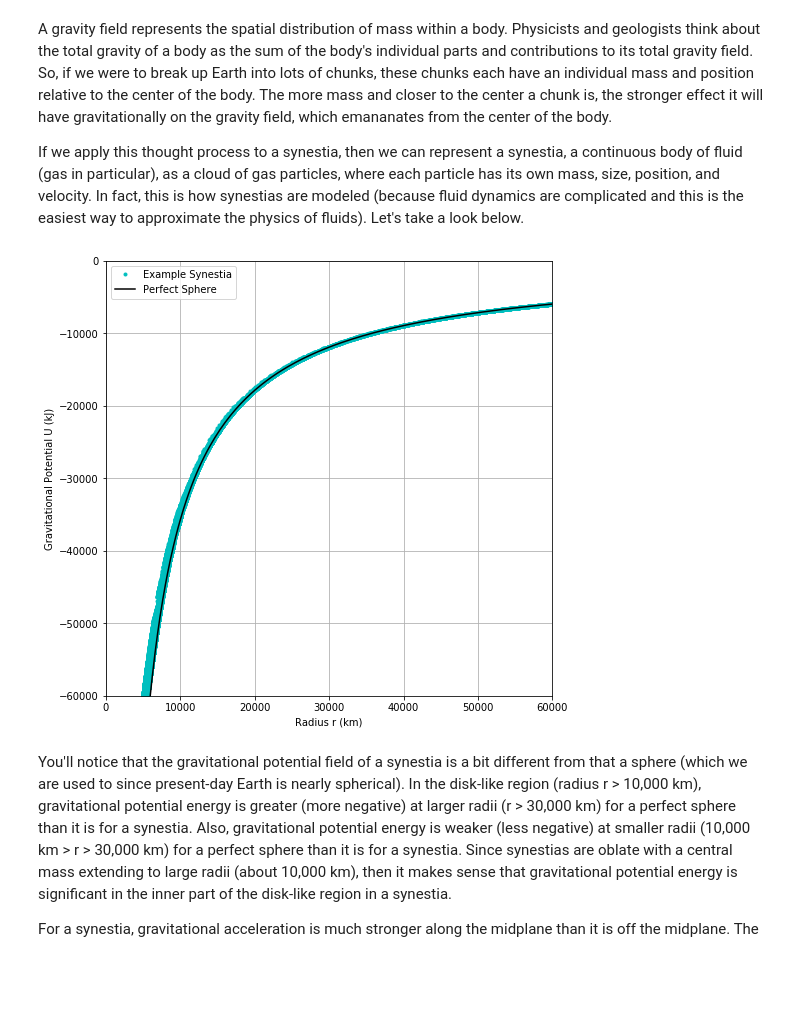
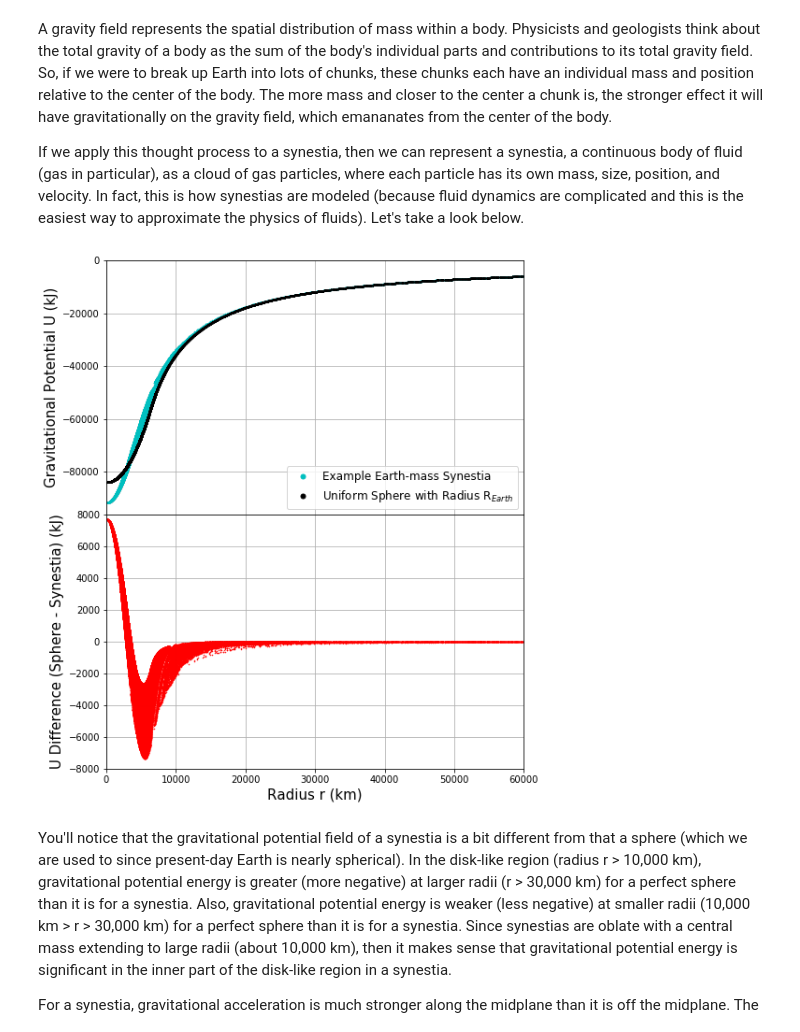
Before and after one commit to gohollyo/Synestia, a Jupyter notebook: 02Physical_Properties_of_Synestias.ipynb, the cells around one changed output. Saved outputs shown, nothing was run; the diff lists cells and outputs as text; code cells hidden in the pictures; blank space fills up the shorter version.

```diff
--- a/02Physical_Properties_of_Synestias.ipynb
+++ b/02Physical_Properties_of_Synestias.ipynb
@@ -229,27 +468,41 @@ A gravity field represents the spatial distribution of mass within a body. Physi
 
 If we apply this thought process to a synestia, then we can represent a synestia, a continuous body of fluid (gas in particular), as a cloud of gas particles, where each particle has its own mass, size, position, and velocity. In fact, this is how synestias are modeled (because fluid dynamics are complicated and this is the easiest way to approximate the physics of fluids). Let's take a look below.
 # %%
-G = 6.67408e-11 #mks
-M_Earth = np.sum(synfits.SNAP_Canup.m) #kg
-U_syn = synfits.SNAP_Canup.pot/1e3
-r_syn = np.sqrt(synfits.SNAP_Canup.x**2 + synfits.SNAP_Canup.y**2 + synfits.SNAP_Canup.z**2)
-r_sphere = np.linspace(1.e6,3.5e8,1000)
-U_sphere = -G*M_Earth/(r_sphere*1e3)
-U_diff = -G*M_Earth/(r_syn*1e3) - U_syn
+G = 6.67408e-11 #mks #gravitational constant
+M_Earth = np.sum(synfits.SNAP_Canup.m) #kg #Earth-mass synestia
+R_Earth = 6378137. #m #equatorial radius of present-day Earth
+U_syn = synfits.SNAP_Canup.pot/1e3 #kJ #gravitational potential energy of synestia point cloud
+r_syn = np.sqrt(synfits.SNAP_Canup.x**2 + synfits.SNAP_Canup.y**2 + synfits.SNAP_Canup.z**2) #m
+n = len(r_syn)
+U_sphere = np.empty(n)
+for i in range(n):
+    if r_syn[i] < R_Earth:
+        U_sphere[i] = 0.5*.001*G*M_Earth*(r_syn[i]**2 - 3.*(R_Earth**2))/(R_Earth**3) #kJ
+    else:
+        U_sphere[i] = -G*M_Earth/(r_syn[i]*1e3) #kJ
+U_diff = U_sphere - U_syn #kJ
 
-plt.figure(figsize=(8,8))
-plt.plot(r_syn/1e3,U_syn,'c.',label='Example Synestia')
-plt.plot(r_sphere/1e3,U_sphere,'k',label='Perfect Sphere')
-plt.xlabel('Radius r (km)')
-plt.ylabel('Gravitational Potential U (kJ)')
-plt.ylim([-6e4,0])
-plt.xlim([0,6e4])
-plt.legend(loc=2)
+fig = plt.figure(figsize=(8,10))
+ax = fig.add_subplot(211)
+plt.plot(r_syn/1e3, U_syn, 'c.', markersize=1, label='Example Earth-mass Synestia')
+plt.plot(r_syn/1e3, U_sphere, 'k.', markersize=1, label='Uniform Sphere with Radius R$_{Earth}$')
+plt.ylabel('Gravitational Potential U (kJ)', fontsize=15)
+plt.ylim(ymax=0)
+plt.xlim([0, 6e4])
+ax.tick_params(axis='x', bottom=False, labelbottom=False)
+plt.legend(loc=0, fontsize=12, markerscale=10)
 plt.grid()
+ax2 = fig.add_subplot(212, sharex = ax)
+plt.plot(r_syn/1e3, U_diff, 'r.', markersize=1)
+plt.xlabel('Radius r (km)', fontsize=15)
+plt.ylabel('U Difference (Sphere - Synestia) (kJ)', fontsize=15)
+plt.ylim([-8e3, 8e3])
+plt.grid()
+plt.subplots_adjust(hspace=0)
 plt.show()
 plt.close()
 # %% [output]
-[figure, old version]
+[figure, new version]
 # %% [markdown]
 You'll notice that the gravitational potential field of a synestia is a bit different from that a sphere (which we are used to since present-day Earth is nearly spherical). In the disk-like region (radius r > 10,000 km), gravitational potential energy is greater (more negative) at larger radii (r > 30,000 km) for a perfect sphere than it is for a synestia. Also, gravitational potential energy is weaker (less negative) at smaller radii (10,000 km > r > 30,000 km) for a perfect sphere than it is for a synestia. Since synestias are oblate with a central mass extending to large radii (about 10,000 km), then it makes sense that gravitational potential energy is significant in the inner part of the disk-like region in a synestia.
 
```
Also changed, not shown: parts of 3 cells of this notebook, 32 other files.
